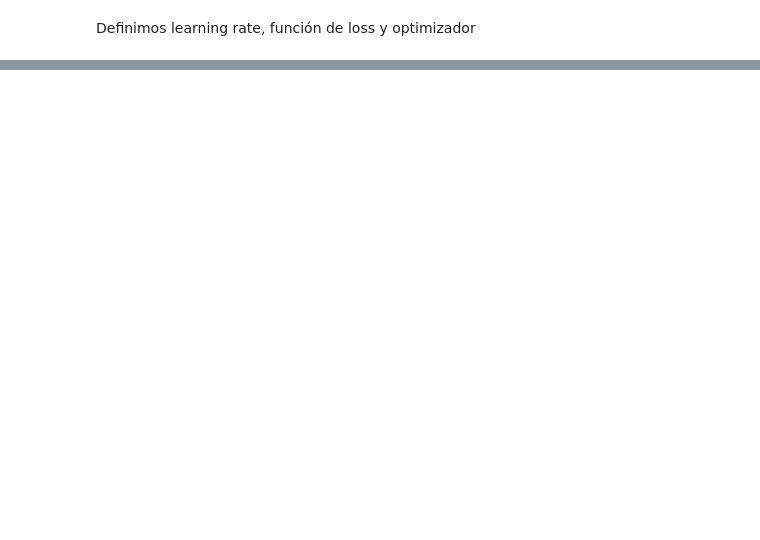
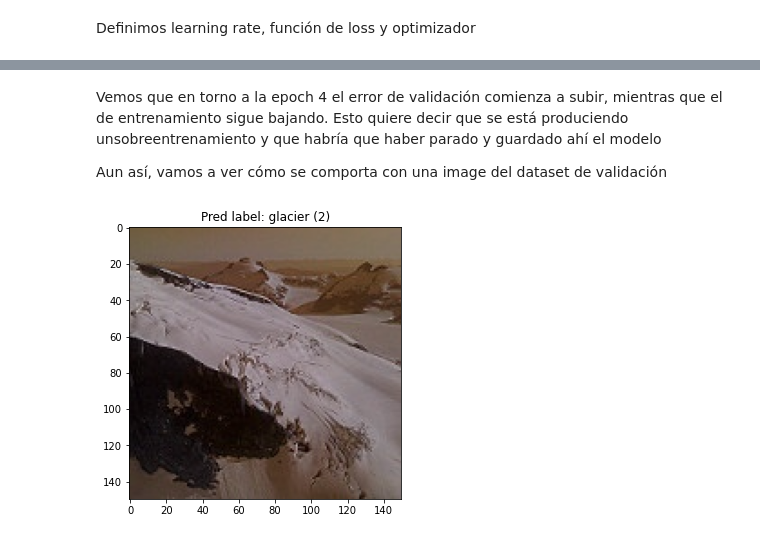
Before and after one commit to maximofn/Curso_Pytorch, a Jupyter notebook: 04 Redes convolucionales/13 Transfer learning.ipynb, the cells around one changed output, grey strips where cells are left out. Cells and saved outputs as stored; diff of their text form; code cells hidden in the pictures; blank space fills up the shorter version.

```diff
--- a/04 Redes convolucionales/13 Transfer learning.ipynb
+++ b/04 Redes convolucionales/13 Transfer learning.ipynb
@@ -323,0 +448,19 @@ optimizer = torch.optim.Adam(model.parameters(), lr=LR, weight_decay=1e-5)
+# %% [markdown]
+Vemos que en torno a la epoch 4 el error de validación comienza a subir, mientras que el de entrenamiento sigue bajando. Esto quiere decir que se está produciendo unsobreentrenamiento y que habría que haber parado y guardado ahí el modelo
+
+Aun así, vamos a ver cómo se comporta con una image del dataset de validación
+# %%
+idx = np.random.randint(0, len(ds_pred))
+sample_img = ds_pred[idx]
+
+pred = model(sample_img.unsqueeze(0).to(device))
+pred = pred.argmax(1).item()
+key = list(classes.keys())[list(classes.values()).index(pred)]
+pred, key
+
+fig = plt.figure(figsize=(5, 5))
+plt.imshow(sample_img.permute(1, 2, 0).numpy().astype(np.uint8))
+plt.title(f"Pred label: {key} ({pred})")
+plt.show()
+# %% [output]
+[figure, added]
```
Also changed, not shown: parts of 16 cells of this notebook.
